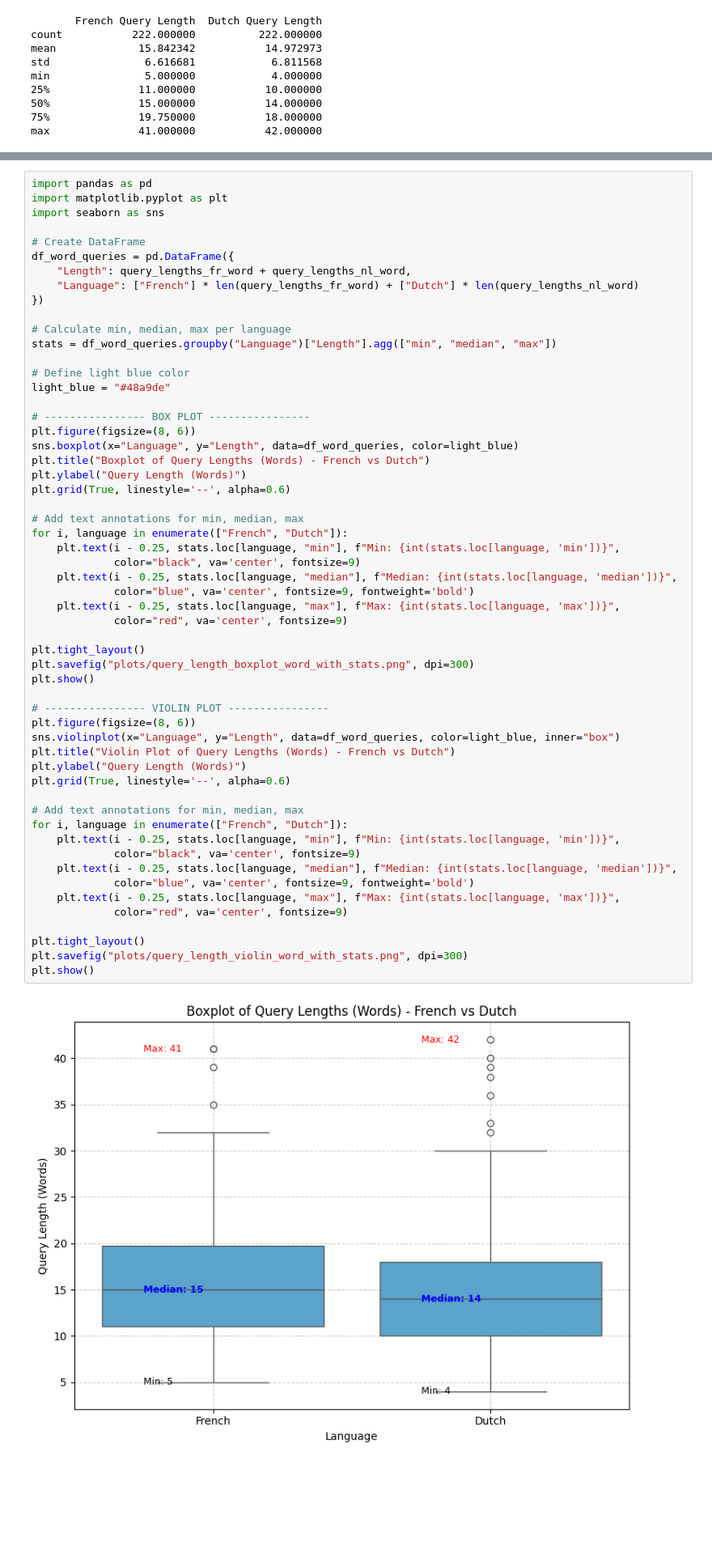
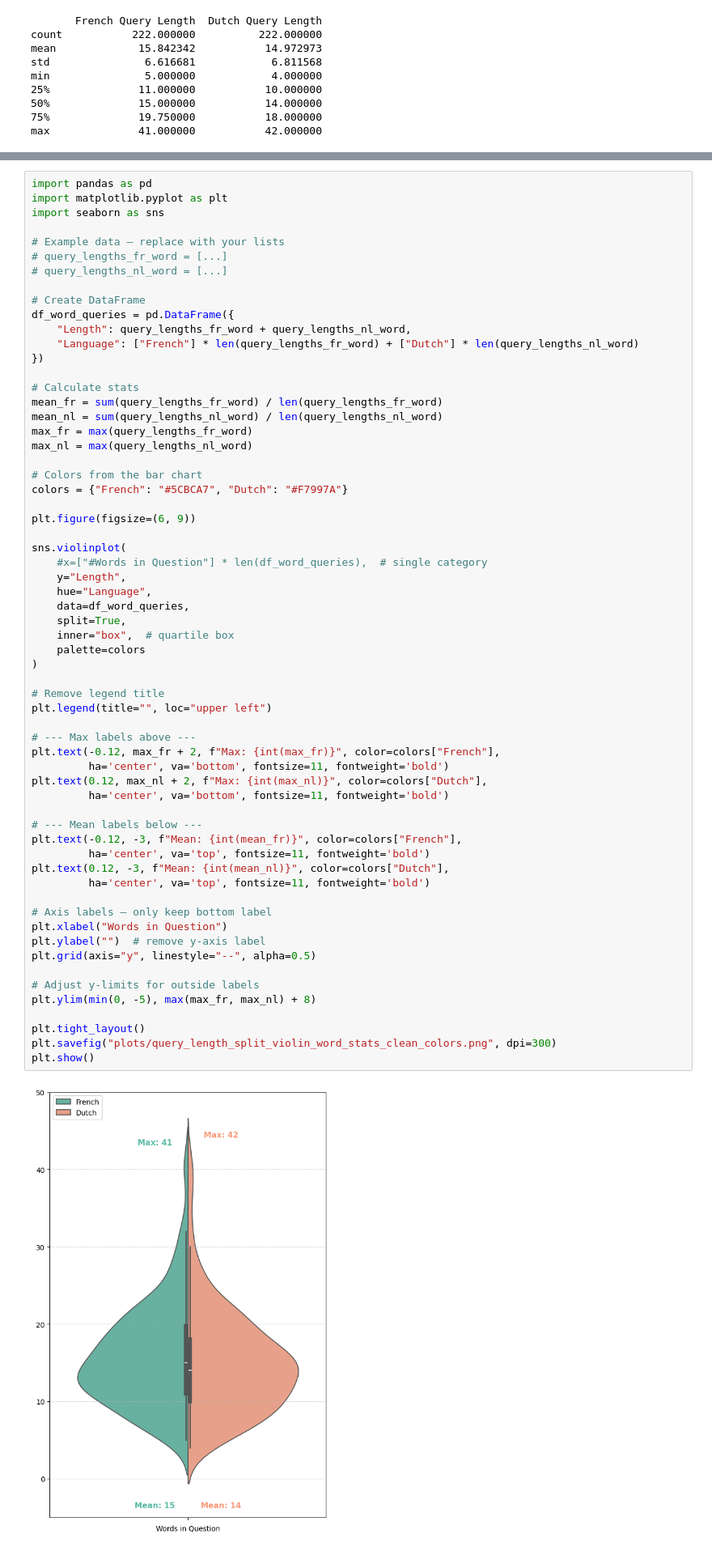
Before and after one commit to Arash-Alborz/legal_retrieval, a Jupyter notebook: data_processing/01_data_inspection.ipynb, the cells around one changed output, grey strips where cells are left out. Shown at 81% size. Cells and saved outputs as stored; diff of their text form; blank space fills up the shorter version.

```diff
--- a/data_processing/01_data_inspection.ipynb
+++ b/data_processing/01_data_inspection.ipynb
@@ -94,58 +396,64 @@ plt.show()
 # %%
 import pandas as pd
 import matplotlib.pyplot as plt
 import seaborn as sns
+
+# Example data — replace with your lists
+# query_lengths_fr_word = [...]
+# query_lengths_nl_word = [...]
 
 # Create DataFrame
 df_word_queries = pd.DataFrame({
     "Length": query_lengths_fr_word + query_lengths_nl_word,
     "Language": ["French"] * len(query_lengths_fr_word) + ["Dutch"] * len(query_lengths_nl_word)
 })
 
-# Calculate min, median, max per language
-stats = df_word_queries.groupby("Language")["Length"].agg(["min", "median", "max"])
+# Calculate stats
+mean_fr = sum(query_lengths_fr_word) / len(query_lengths_fr_word)
+mean_nl = sum(query_lengths_nl_word) / len(query_lengths_nl_word)
+max_fr = max(query_lengths_fr_word)
+max_nl = max(query_lengths_nl_word)
 
-# Define light blue color
-light_blue = "#48a9de"
+# Colors from the bar chart
+colors = {"French": "#5CBCA7", "Dutch": "#F7997A"}
 
-# ---------------- BOX PLOT ----------------
-plt.figure(figsize=(8, 6))
-sns.boxplot(x="Language", y="Length", data=df_word_queries, color=light_blue)
-plt.title("Boxplot of Query Lengths (Words) - French vs Dutch")
-plt.ylabel("Query Length (Words)")
-plt.grid(True, linestyle='--', alpha=0.6)
+plt.figure(figsize=(6, 9))
 
-# Add text annotations for min, median, max
-for i, language in enumerate(["French", "Dutch"]):
-    plt.text(i - 0.25, stats.loc[language, "min"], f"Min: {int(stats.loc[language, 'min'])}",
-             color="black", va='center', fontsize=9)
-    plt.text(i - 0.25, stats.loc[language, "median"], f"Median: {int(stats.loc[language, 'median'])}",
-             color="blue", va='center', fontsize=9, fontweight='bold')
-    plt.text(i - 0.25, stats.loc[language, "max"], f"Max: {int(stats.loc[language, 'max'])}",
-             color="red", va='center', fontsize=9)
+sns.violinplot(
+    #x=["#Words in Question"] * len(df_word_queries),  # single category
+    y="Length",
+    hue="Language",
+    data=df_word_queries,
+    split=True,
+    inner="box",  # quartile box
+    palette=colors
+)
+
+# Remove legend title
+plt.legend(title="", loc="upper left")
+
+# --- Max labels above ---
+plt.text(-0.12, max_fr + 2, f"Max: {int(max_fr)}", color=colors["French"],
+         ha='center', va='bottom', fontsize=11, fontweight='bold')
+plt.text(0.12, max_nl + 2, f"Max: {int(max_nl)}", color=colors["Dutch"],
+         ha='center', va='bottom', fontsize=11, fontweight='bold')
+
+# --- Mean labels below ---
+plt.text(-0.12, -3, f"Mean: {int(mean_fr)}", color=colors["French"],
+         ha='center', va='top', fontsize=11, fontweight='bold')
+plt.text(0.12, -3, f"Mean: {int(mean_nl)}", color=colors["Dutch"],
+         ha='center', va='top', fontsize=11, fontweight='bold')
+
+# Axis labels — only keep bottom label
+plt.xlabel("Words in Question")
+plt.ylabel("")  # remove y-axis label
+plt.grid(axis="y", linestyle="--", alpha=0.5)
+
+# Adjust y-limits for outside labels
+plt.ylim(min(0, -5), max(max_fr, max_nl) + 8)
 
 plt.tight_layout()
-plt.savefig("plots/query_length_boxplot_word_with_stats.png", dpi=300)
+plt.savefig("plots/query_length_split_violin_word_stats_clean_colors.png", dpi=300)
 plt.show()
-
-# ---------------- VIOLIN PLOT ----------------
-plt.figure(figsize=(8, 6))
-sns.violinplot(x="Language", y="Length", data=df_word_queries, color=light_blue, inner="box")
-plt.title("Violin Plot of Query Lengths (Words) - French vs Dutch")
-plt.ylabel("Query Length (Words)")
-plt.grid(True, linestyle='--', alpha=0.6)
-
-# Add text annotations for min, median, max
-for i, language in enumerate(["French", "Dutch"]):
-    plt.text(i - 0.25, stats.loc[language, "min"], f"Min: {int(stats.loc[language, 'min'])}",
-             color="black", va='center', fontsize=9)
-    plt.text(i - 0.25, stats.loc[language, "median"], f"Median: {int(stats.loc[language, 'median'])}",
-             color="blue", va='center', fontsize=9, fontweight='bold')
-    plt.text(i - 0.25, stats.loc[language, "max"], f"Max: {int(stats.loc[language, 'max'])}",
-             color="red", va='center', fontsize=9)
-
-plt.tight_layout()
-plt.savefig("plots/query_length_violin_word_with_stats.png", dpi=300)
-plt.show()
 # %% [output]
-[figure, old version]
+[figure, new version]
```
Also changed, not shown: parts of 10 cells of this notebook, 46 other files.
